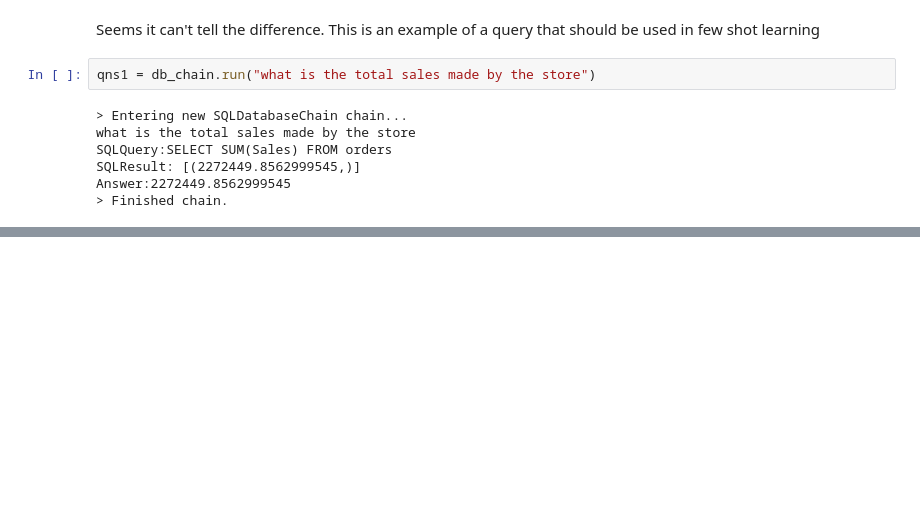
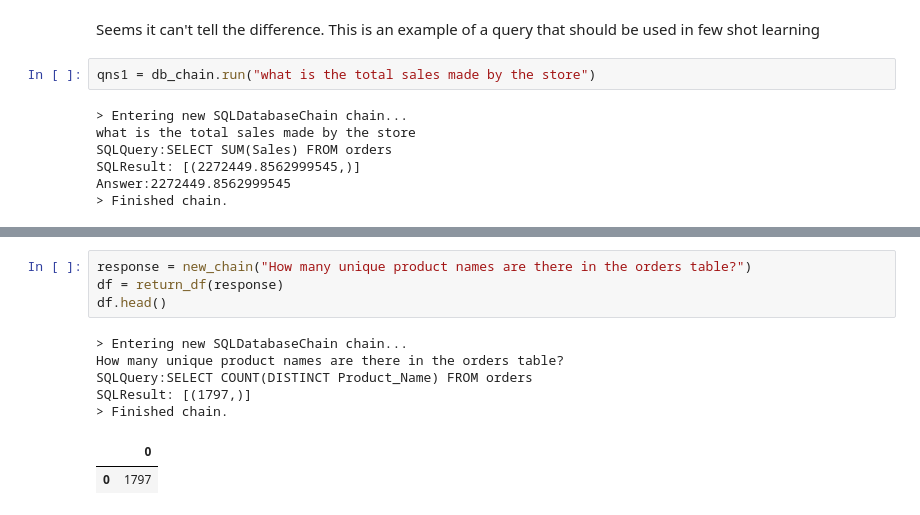
Before and after one commit to DennisChangach/Text_To_SQL_Superstore_Dataset, a Jupyter notebook: notebook.ipynb, the cells around one changed output, grey strips where cells are left out. Cells and saved outputs as stored; diff of their text form; blank space fills up the shorter version.

```diff
--- a/notebook.ipynb
+++ b/notebook.ipynb
@@ -92,0 +294,12 @@ Answer:2272449.8562999545
+# %%
+response = new_chain("How many unique product names are there in the orders table?")
+df = return_df(response)
+df.head()
+# %% [output]
+> Entering new SQLDatabaseChain chain...
+How many unique product names are there in the orders table?
+SQLQuery:SELECT COUNT(DISTINCT Product_Name) FROM orders
+SQLResult: [(1797,)]
+> Finished chain.
+|  | 0 |
+| 0 | 1797 |
```
Also changed, not shown: parts of 25 cells of this notebook, 2 other files.
